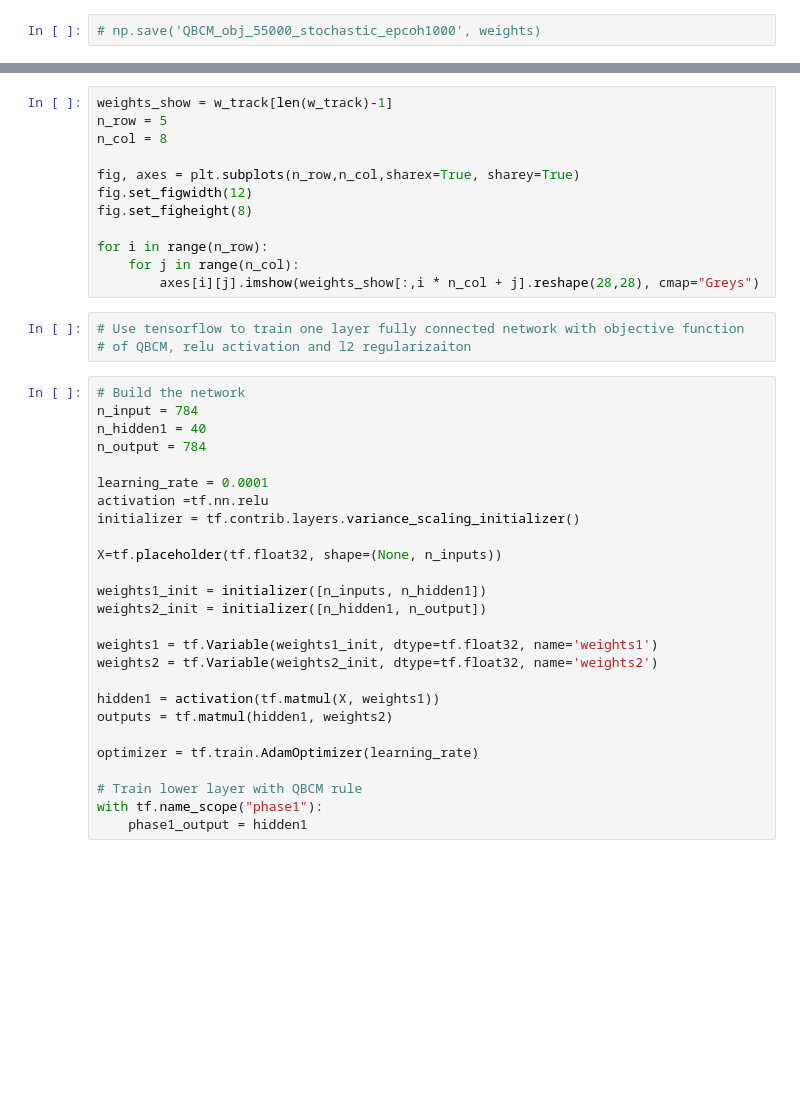
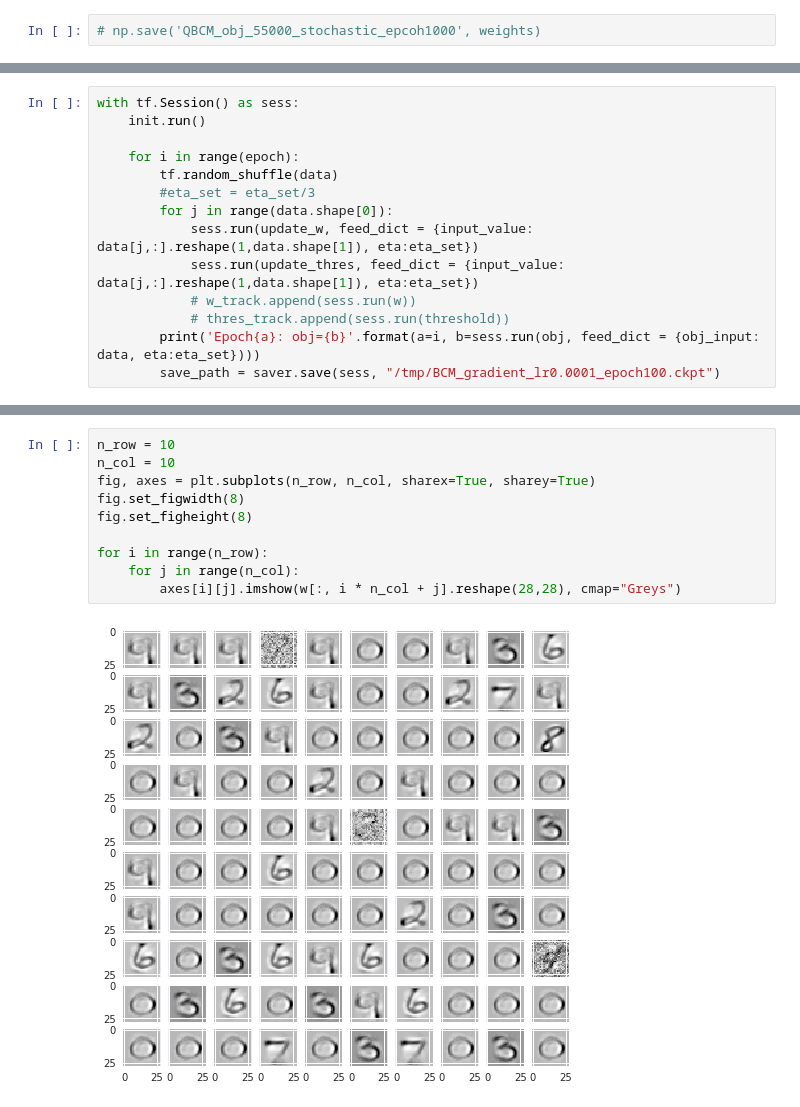
Before and after one commit to ShuangLiBCM/local_lr_unsup, a Jupyter notebook: notebooks/local_lr_reconstruction_MNIST.ipynb, the cells around one changed output, grey strips where cells are left out. Drawn from its saved outputs; the diff is of its cells as text; blank space fills up the shorter version.

```diff
--- a/notebooks/local_lr_reconstruction_MNIST.ipynb
+++ b/notebooks/local_lr_reconstruction_MNIST.ipynb
@@ -165,0 +216,14 @@ plt.plot(thres_trajectory[:,5])
+# %%
+with tf.Session() as sess:
+    init.run()
+
+    for i in range(epoch):
+        tf.random_shuffle(data)
+        #eta_set = eta_set/3
+        for j in range(data.shape[0]):
+            sess.run(update_w, feed_dict = {input_value: data[j,:].reshape(1,data.shape[1]), eta:eta_set})
+            sess.run(update_thres, feed_dict = {input_value: data[j,:].reshape(1,data.shape[1]), eta:eta_set})
+            # w_track.append(sess.run(w))
+            # thres_track.append(sess.run(threshold))
+        print('Epoch{a}: obj={b}'.format(a=i, b=sess.run(obj, feed_dict = {obj_input: data, eta:eta_set})))
+        save_path = saver.save(sess, "/tmp/BCM_gradient_lr0.0001_epoch100.ckpt")
@@ -166,41 +248,12 @@ plt.plot(thres_trajectory[:,5])
 # %%
-weights_show = w_track[len(w_track)-1]
-n_row = 5
-n_col = 8
-
-fig, axes = plt.subplots(n_row,n_col,sharex=True, sharey=True)
-fig.set_figwidth(12)
+n_row = 10
+n_col = 10
+fig, axes = plt.subplots(n_row, n_col, sharex=True, sharey=True)
+fig.set_figwidth(8)
 fig.set_figheight(8)
 
 for i in range(n_row):
     for j in range(n_col):
-        axes[i][j].imshow(weights_show[:,i * n_col + j].reshape(28,28), cmap="Greys")
+        axes[i][j].imshow(w[:, i * n_col + j].reshape(28,28), cmap="Greys")
+# %% [output]
+[figure, added]
-# %%
-# Use tensorflow to train one layer fully connected network with objective function
-# of QBCM, relu activation and l2 regularizaiton
-# %%
-# Build the network
-n_input = 784
-n_hidden1 = 40
-n_output = 784
-
-learning_rate = 0.0001
-activation =tf.nn.relu
-initializer = tf.contrib.layers.variance_scaling_initializer()
-
-X=tf.placeholder(tf.float32, shape=(None, n_inputs))
-
-weights1_init = initializer([n_inputs, n_hidden1])
-weights2_init = initializer([n_hidden1, n_output])
-
-weights1 = tf.Variable(weights1_init, dtype=tf.float32, name='weights1')
-weights2 = tf.Variable(weights2_init, dtype=tf.float32, name='weights2')
-
-hidden1 = activation(tf.matmul(X, weights1))
-outputs = tf.matmul(hidden1, weights2)
-
-optimizer = tf.train.AdamOptimizer(learning_rate)
-
-# Train lower layer with QBCM rule
-with tf.name_scope("phase1"):
-    phase1_output = hidden1
```
Also changed, not shown: parts of 17 cells of this notebook, 1 other file.
